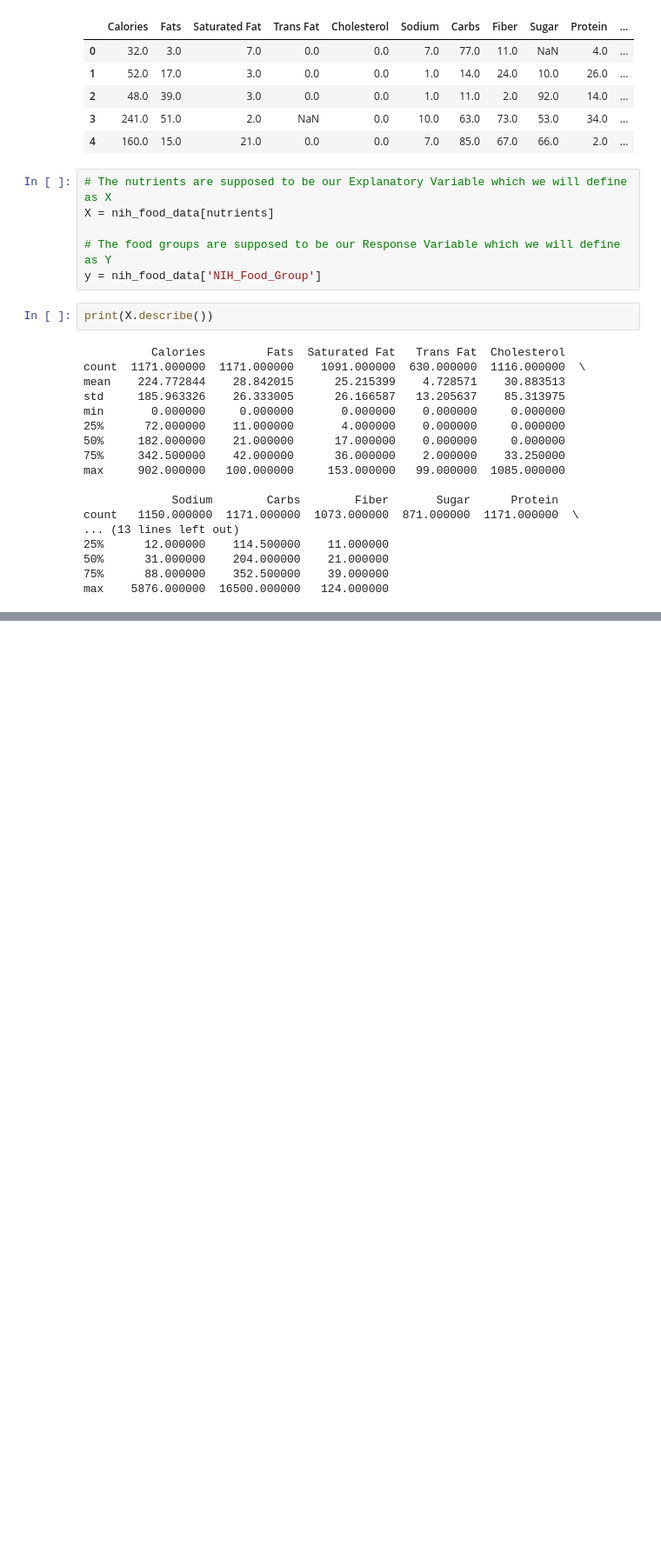
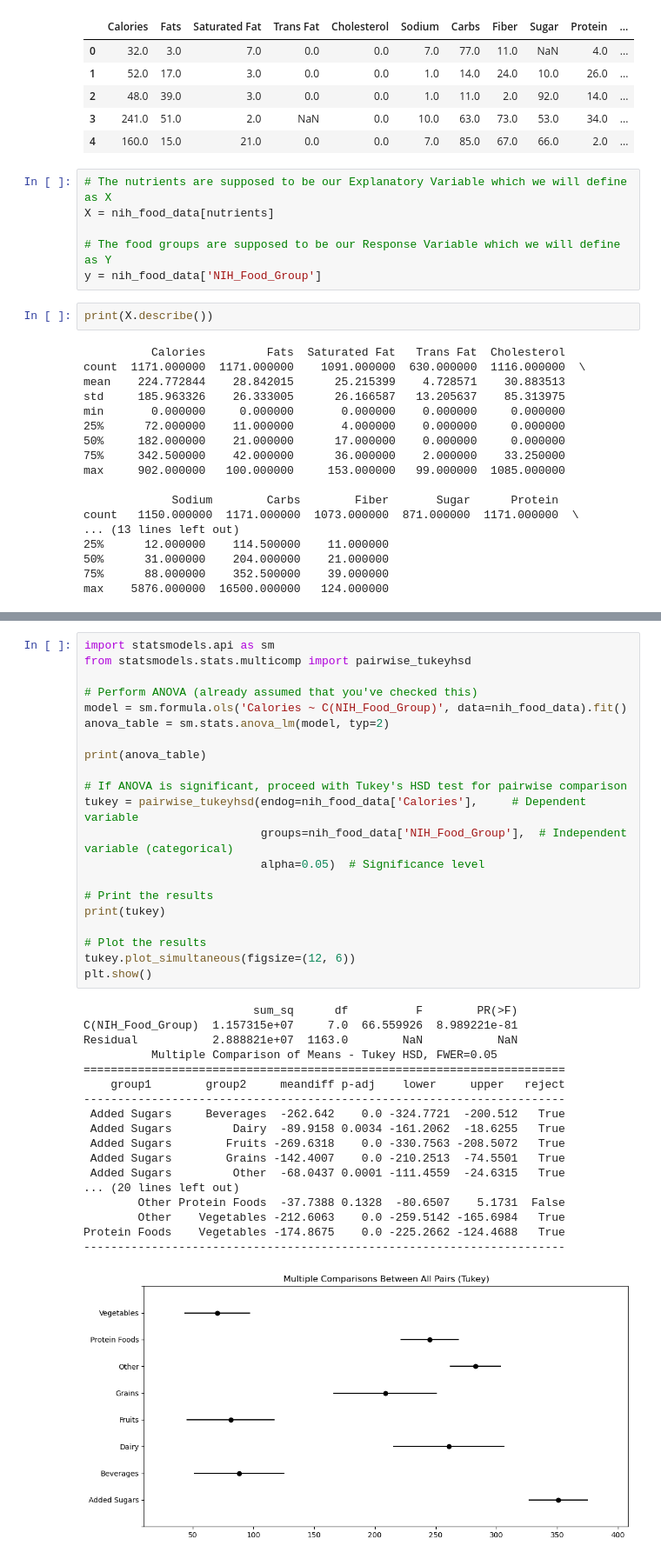
Before and after one commit to armanh04/food_group_classification, a Jupyter notebook: exploratory_data_analysis.ipynb, the cells around one changed output, grey strips where cells are left out. Shown: that part at 87% size. Saved outputs shown, nothing was run; the diff lists cells and outputs as text; blank space fills up the shorter version.

Commit message:
Testing Stats Tests

```diff
--- a/exploratory_data_analysis.ipynb
+++ b/exploratory_data_analysis.ipynb
@@ -338,0 +376,40 @@ plt.show()
+# %%
+import statsmodels.api as sm
+from statsmodels.stats.multicomp import pairwise_tukeyhsd
+
+# Perform ANOVA (already assumed that you've checked this)
+model = sm.formula.ols('Calories ~ C(NIH_Food_Group)', data=nih_food_data).fit()
+anova_table = sm.stats.anova_lm(model, typ=2)
+
+print(anova_table)
+
+# If ANOVA is significant, proceed with Tukey's HSD test for pairwise comparison
+tukey = pairwise_tukeyhsd(endog=nih_food_data['Calories'],     # Dependent variable
+                          groups=nih_food_data['NIH_Food_Group'],  # Independent variable (categorical)
+                          alpha=0.05)  # Significance level
+
+# Print the results
+print(tukey)
+
+# Plot the results
+tukey.plot_simultaneous(figsize=(12, 6))
+plt.show()
+# %% [output]
+                         sum_sq      df          F        PR(>F)
+C(NIH_Food_Group)  1.157315e+07     7.0  66.559926  8.989221e-81
+Residual           2.888821e+07  1163.0        NaN           NaN
+          Multiple Comparison of Means - Tukey HSD, FWER=0.05
+=======================================================================
+    group1        group2     meandiff p-adj    lower     upper   reject
+-----------------------------------------------------------------------
+ Added Sugars     Beverages  -262.642    0.0 -324.7721  -200.512   True
+ Added Sugars         Dairy  -89.9158 0.0034 -161.2062  -18.6255   True
+ Added Sugars        Fruits -269.6318    0.0 -330.7563 -208.5072   True
+ Added Sugars        Grains -142.4007    0.0 -210.2513  -74.5501   True
+ Added Sugars         Other  -68.0437 0.0001 -111.4559  -24.6315   True
+... (20 lines left out)
+        Other Protein Foods  -37.7388 0.1328  -80.6507    5.1731  False
+        Other    Vegetables -212.6063    0.0 -259.5142 -165.6984   True
+Protein Foods    Vegetables -174.8675    0.0 -225.2662 -124.4688   True
+-----------------------------------------------------------------------
+[figure, added]
```
Also changed, not shown: parts of 4 cells of this notebook.
